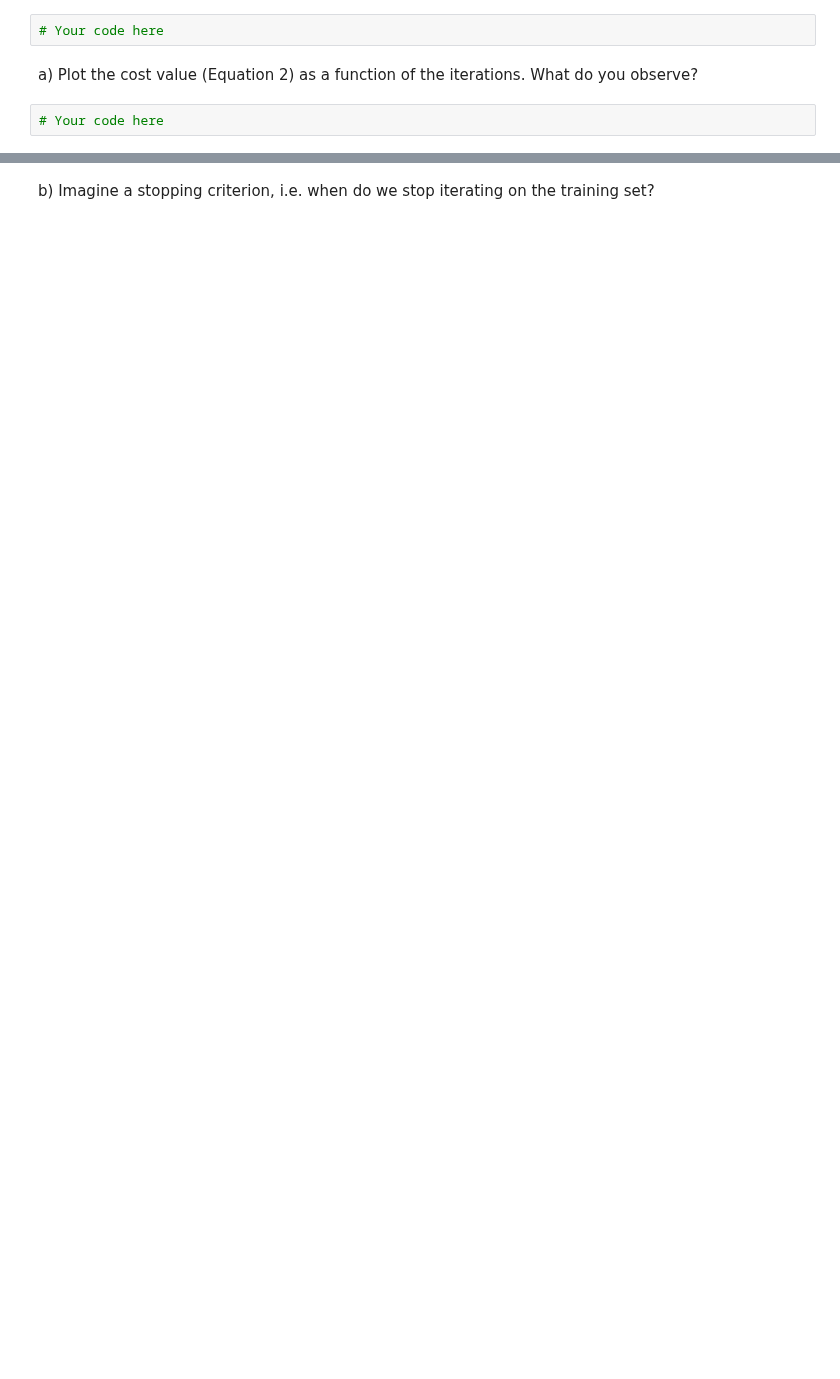
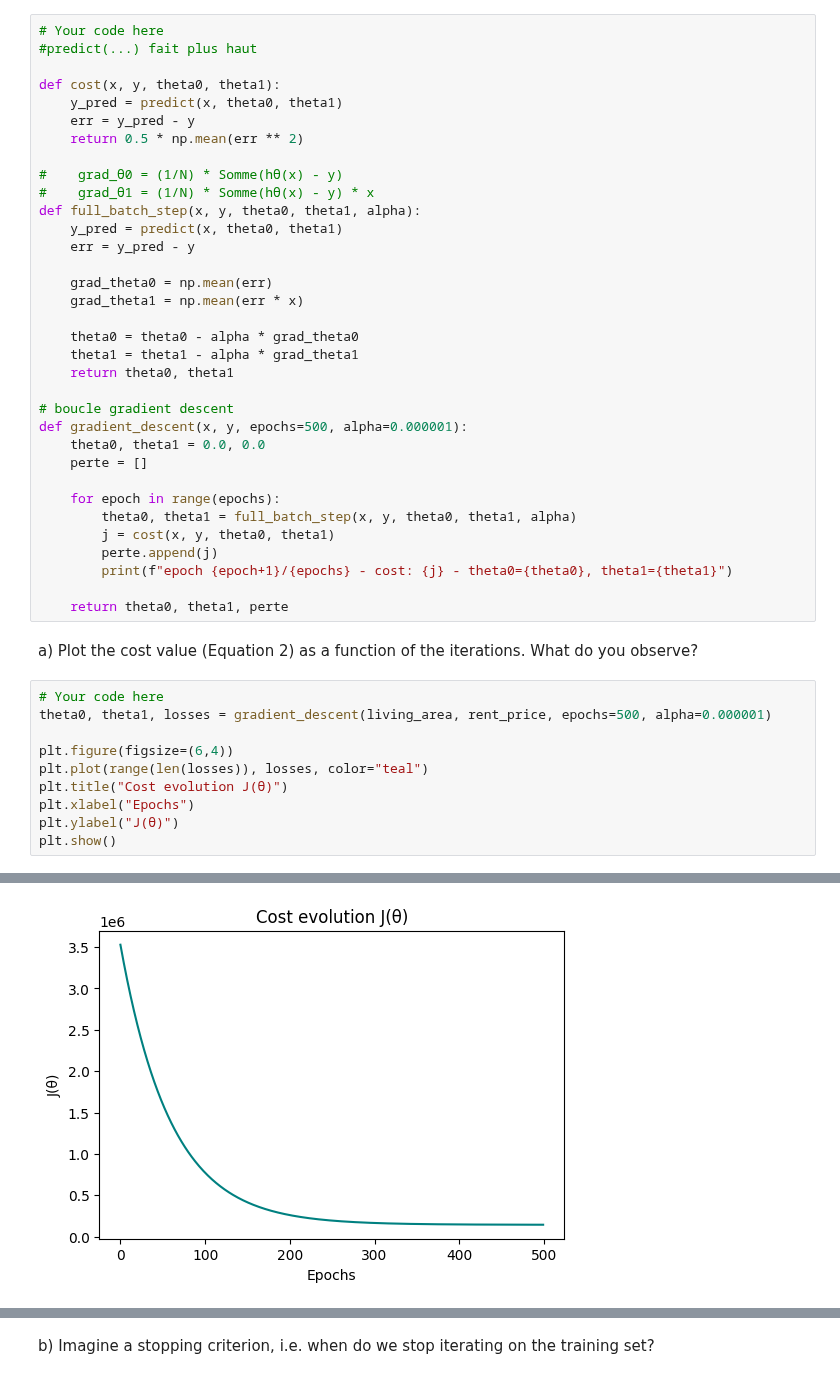
Before and after one commit to pleopleo6/FTP__ML, a Jupyter notebook: ML-PW-04-pellandini-gervasio-jaquet/pw4-linear-regression-pellandini-gervasio-jaquet.ipynb, the cells around one changed output, grey strips where cells are left out. Drawn from its saved outputs; the diff is of its cells as text; blank space fills up the shorter version.

```diff
--- a/ML-PW-04-pellandini-gervasio-jaquet/pw4-linear-regression-pellandini-gervasio-jaquet.ipynb
+++ b/ML-PW-04-pellandini-gervasio-jaquet/pw4-linear-regression-pellandini-gervasio-jaquet.ipynb
@@ -149,7 +149,48 @@ theory, the update rules are:
 **Remark** You need to iterate several times over the training set. If you have problems of convergence, you need to use a smaller value of $\alpha$. Values such as $0.000001$ are common.
 # %%
 # Your code here
+#predict(...) fait plus haut
+
+def cost(x, y, theta0, theta1):
+    y_pred = predict(x, theta0, theta1)
+    err = y_pred - y
+    return 0.5 * np.mean(err ** 2)
+
+#    grad_θ0 = (1/N) * Somme(hθ(x) - y)
+#    grad_θ1 = (1/N) * Somme(hθ(x) - y) * x
+def full_batch_step(x, y, theta0, theta1, alpha):
+    y_pred = predict(x, theta0, theta1)
+    err = y_pred - y
+
+    grad_theta0 = np.mean(err)
+    grad_theta1 = np.mean(err * x)
+
+    theta0 = theta0 - alpha * grad_theta0
+    theta1 = theta1 - alpha * grad_theta1
+    return theta0, theta1
+
+# boucle gradient descent
+def gradient_descent(x, y, epochs=500, alpha=0.000001):
+    theta0, theta1 = 0.0, 0.0
+    perte = []
+
+    for epoch in range(epochs):
+        theta0, theta1 = full_batch_step(x, y, theta0, theta1, alpha)
+        j = cost(x, y, theta0, theta1)
+        perte.append(j)
+        print(f"epoch {epoch+1}/{epochs} - cost: {j} - theta0={theta0}, theta1={theta1}")
+
+    return theta0, theta1, perte
 # %% [markdown]
 a) Plot the cost value (Equation 2) as a function of the iterations. What do you observe?
 # %%
 # Your code here
+theta0, theta1, losses = gradient_descent(living_area, rent_price, epochs=500, alpha=0.000001)
+
+plt.figure(figsize=(6,4))
+plt.plot(range(len(losses)), losses, color="teal")
+plt.title("Cost evolution J(θ)")
+plt.xlabel("Epochs")
+plt.ylabel("J(θ)")
+plt.show()
+# %% [output]
@@ -156 +214,2 @@ a) Plot the cost value (Equation 2) as a function of the iterations. What do you
+[figure, added]
 # %% [markdown]
```
Also changed, not shown: parts of 6 cells of this notebook.
